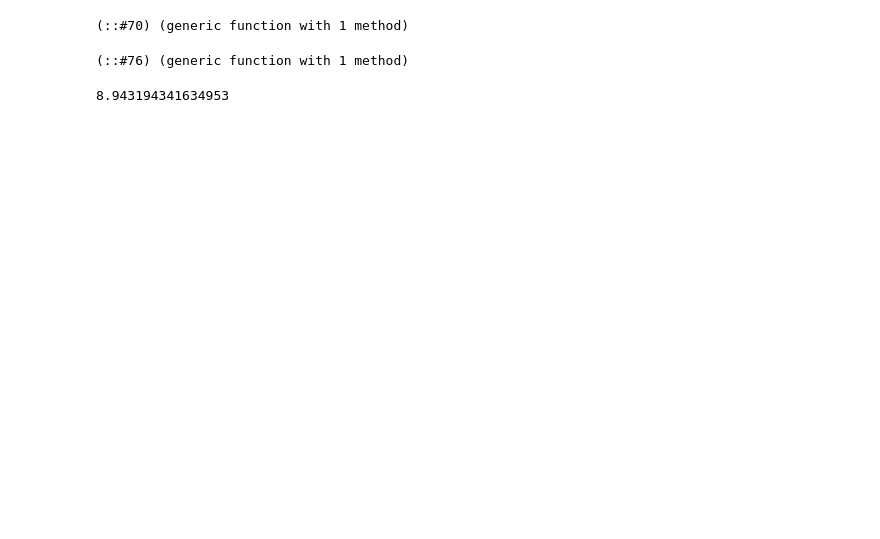
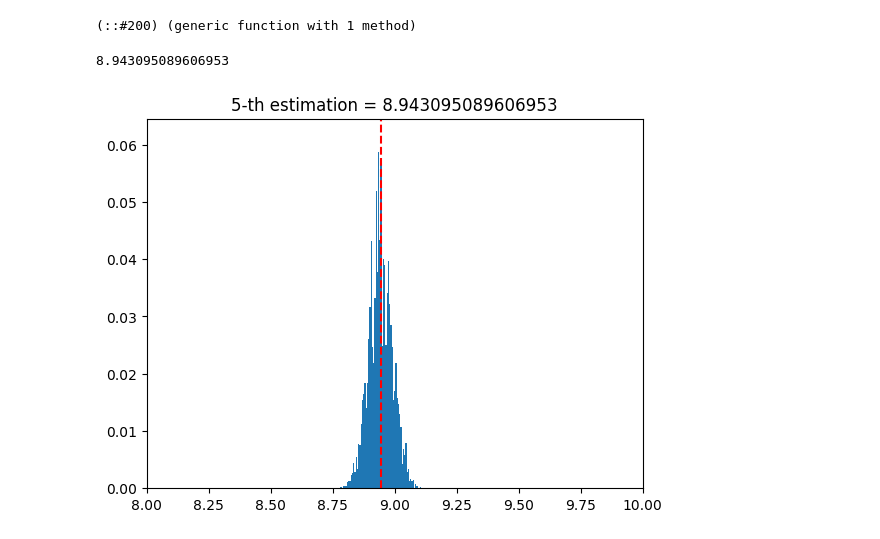
Before and after one commit to matthieubulte/smc, a Jupyter notebook: code/inversion problem.ipynb, the cells around one changed output. Cells and saved outputs as stored; diff of their text form; code cells hidden in the pictures; blank space fills up the shorter version.

```diff
--- a/code/inversion problem.ipynb
+++ b/code/inversion problem.ipynb
@@ -86,9 +85,8 @@ prior = dunif(5, 15)
 
 likelihood = m ->
     let
-        d = dnorm(0, 1)
-        t = simulate(max_intersects, m[1], 0.4, τ=0.1)
-        exp(sumoveri(i -> sum(log.(d.(measurements_mask[i,:] .* (measurements[i,:] - t)))), n_measurements))
+        t = simulate(max_intersects, m[1])
+        exp(- sumoveri(i -> sum(measurements_mask[i,:] .* (measurements[i,:] - t).^2), n_measurements))
     end
 
 unnormalized_posterior = m ->
@@ -96,19 +94,6 @@ unnormalized_posterior = m ->
         p = prior(m[1])
         p > 0 ? p*likelihood(m) : 0
     end
-
-#samples, n_accepted = MetropolisHastings(10000, unnormalized_posterior, 0.1, rand(1)*10 + 5)
 # %% [output]
-(::#70) (generic function with 1 method)
+(::#200) (generic function with 1 method)
-# %%
-@everywhere τs = [1 0.5 0.1 0.05 0.01]
-
-likelihood₁ = (n, m) ->
-    let
-        d = dnorm(0, 1)
-        t = simulate(max_intersects, m[1], 0.0, τ=τs[n])
-        exp(sumoveri(i -> sum(log.(d.(measurements_mask[i,:] .* (measurements[i,:] - t)))), n_measurements))
-    end
-# %% [output]
-(::#76) (generic function with 1 method)
 # %%
@@ -147,4 +132,8 @@ W,X = SequentialMonteCarlo(rand(1000,1)*10+5, length(τs), likelihood₁, progre
 W,X=SequentialMonteCarlo(rand(1000,1)*10+5, length(τs), likelihood₁);
 vecdot(W,X)
 # %% [output]
-8.943194341634953
+8.943095089606953
+# %%
+progress(ps)(5,W,X)
+# %% [output]
+[figure, added]
```
Also changed, not shown: parts of 4 cells of this notebook, 4 other files.
